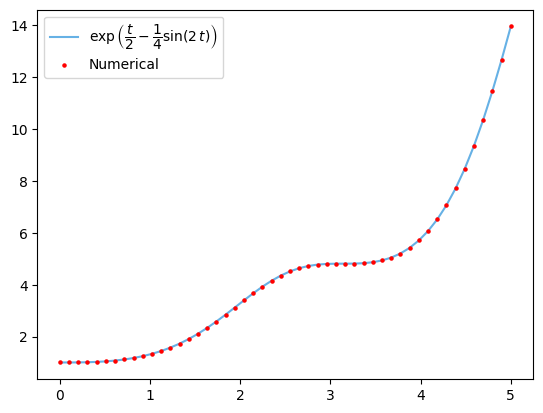
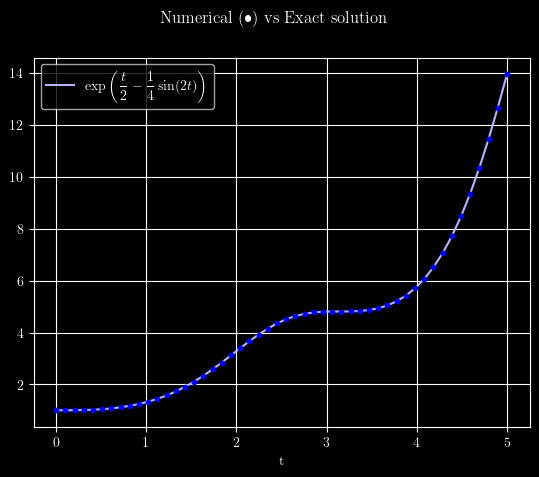
Code edit (unified diff) that turned the first committed figure into the second:
--- before
+++ after
@@ -1,17 +1,12 @@
 import matplotlib.pyplot as plt
 
-from utils.visualization import map_scatter, map_plot
-from utils.colors import ax_lighten
+from utils.visualization import compare_numerical, init
 
-fig, ax = plt.subplots()
-map_plot(
-    solution, [0, 5], ax, 
-    label=label
+init()
+
+fig, ax = compare_numerical(
+    solution, [0, 5], tt, uu,
+    labels=label, colors='blue'
 )
-map_scatter(
-    tt, uu, ax, 
-    s=5, zorder=3, label='Numerical', color='red'
-)
-ax_lighten(ax, factor=0.6)
-ax.legend()
+
 plt.show()

Commit: runge-kutta-fixed